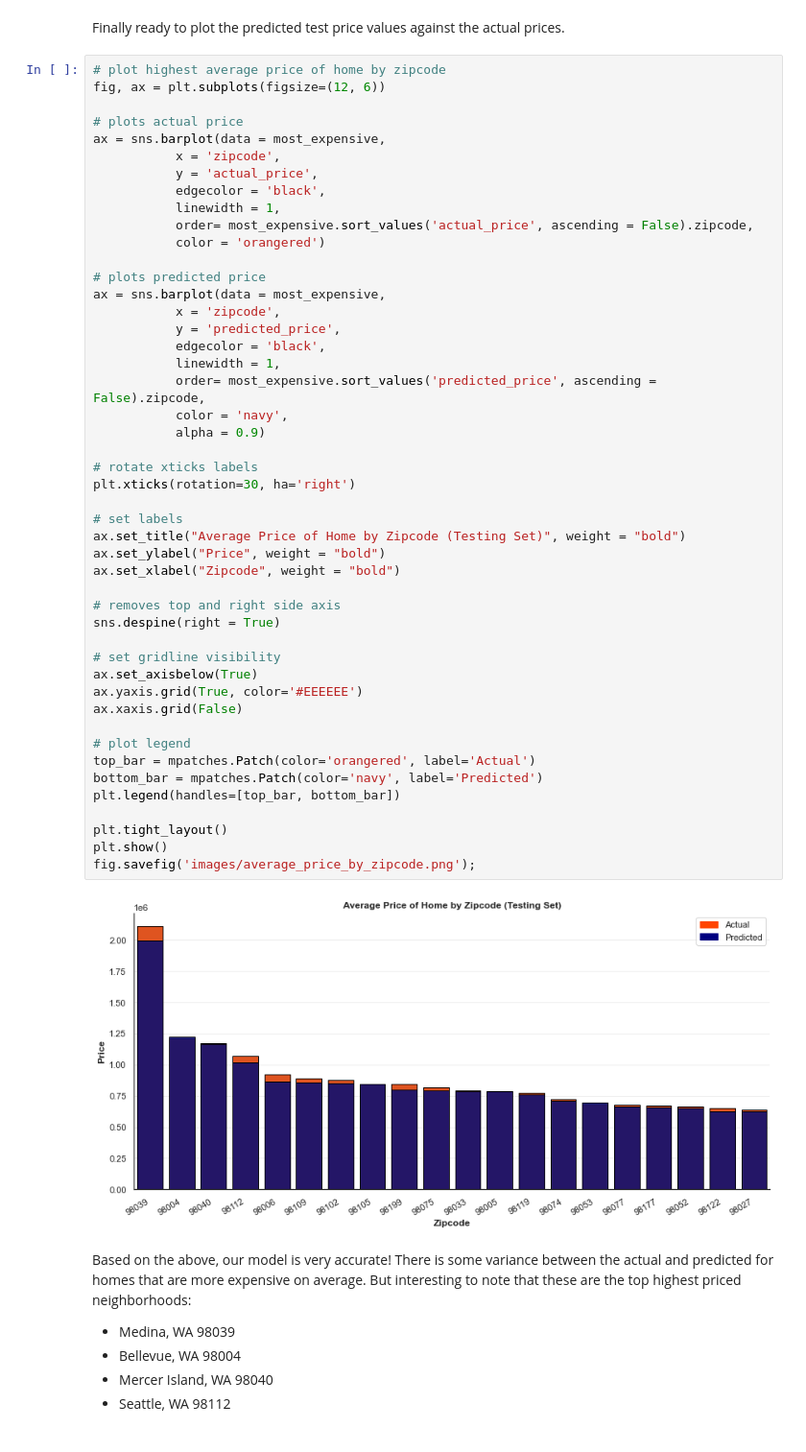
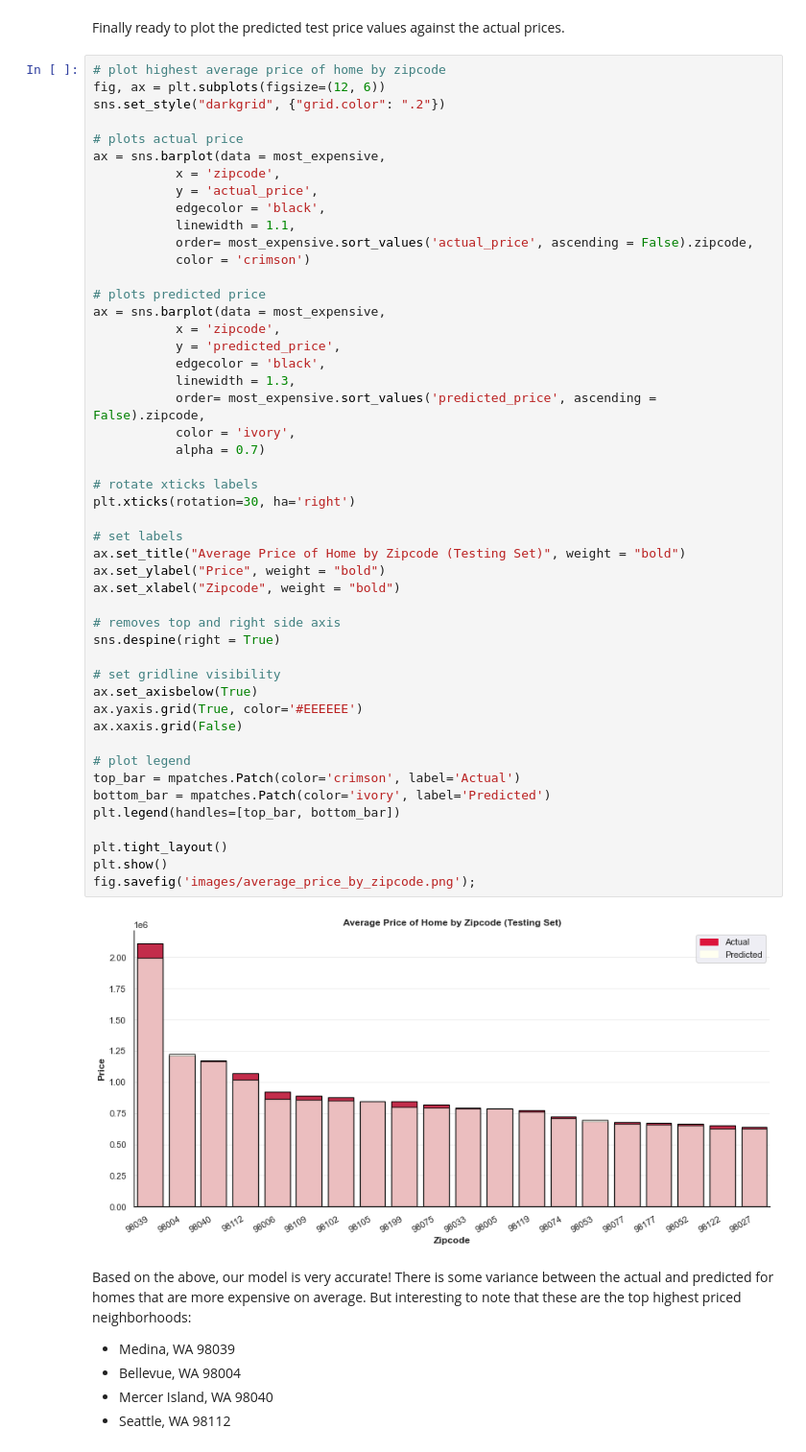
Before and after one commit to eric8395/Housing_Market_Linear_Regression, a Jupyter notebook: Housing Market Linear Regression.ipynb, the cells around one changed output. Shown at 96% size. Saved outputs shown, nothing was run; the diff lists cells and outputs as text.

```diff
--- a/Housing Market Linear Regression.ipynb
+++ b/Housing Market Linear Regression.ipynb
@@ -2047,52 +2047,53 @@ Finally ready to plot the predicted test price values against the actual prices.
 # %%
 # plot highest average price of home by zipcode
 fig, ax = plt.subplots(figsize=(12, 6))
+sns.set_style("darkgrid", {"grid.color": ".2"})
 
 # plots actual price
 ax = sns.barplot(data = most_expensive,
            x = 'zipcode',
            y = 'actual_price',
            edgecolor = 'black',
-           linewidth = 1,
+           linewidth = 1.1,
            order= most_expensive.sort_values('actual_price', ascending = False).zipcode,
-           color = 'orangered')
+           color = 'crimson')
 
 # plots predicted price
 ax = sns.barplot(data = most_expensive,
            x = 'zipcode',
            y = 'predicted_price',
            edgecolor = 'black',
-           linewidth = 1,
+           linewidth = 1.3,
            order= most_expensive.sort_values('predicted_price', ascending = False).zipcode,
-           color = 'navy',
-           alpha = 0.9)
+           color = 'ivory',
+           alpha = 0.7)
 
 # rotate xticks labels
 plt.xticks(rotation=30, ha='right')
 
 # set labels
 ax.set_title("Average Price of Home by Zipcode (Testing Set)", weight = "bold")
 ax.set_ylabel("Price", weight = "bold")
 ax.set_xlabel("Zipcode", weight = "bold")
 
 # removes top and right side axis
 sns.despine(right = True)
 
 # set gridline visibility
 ax.set_axisbelow(True)
 ax.yaxis.grid(True, color='#EEEEEE')
 ax.xaxis.grid(False)
 
 # plot legend
-top_bar = mpatches.Patch(color='orangered', label='Actual')
-bottom_bar = mpatches.Patch(color='navy', label='Predicted')
+top_bar = mpatches.Patch(color='crimson', label='Actual')
+bottom_bar = mpatches.Patch(color='ivory', label='Predicted')
 plt.legend(handles=[top_bar, bottom_bar])
 
 plt.tight_layout()
 plt.show()
 fig.savefig('images/average_price_by_zipcode.png');
 # %% [output]
-[figure, old version]
+[figure, new version]
 # %% [markdown]
 Based on the above, our model is very accurate! There is some variance between the actual and predicted for homes that are more expensive on average. But interesting to note that these are the top highest priced neighborhoods:
 - Medina, WA 98039
```
Also changed, not shown: parts of 7 cells of this notebook, 4 other files.
